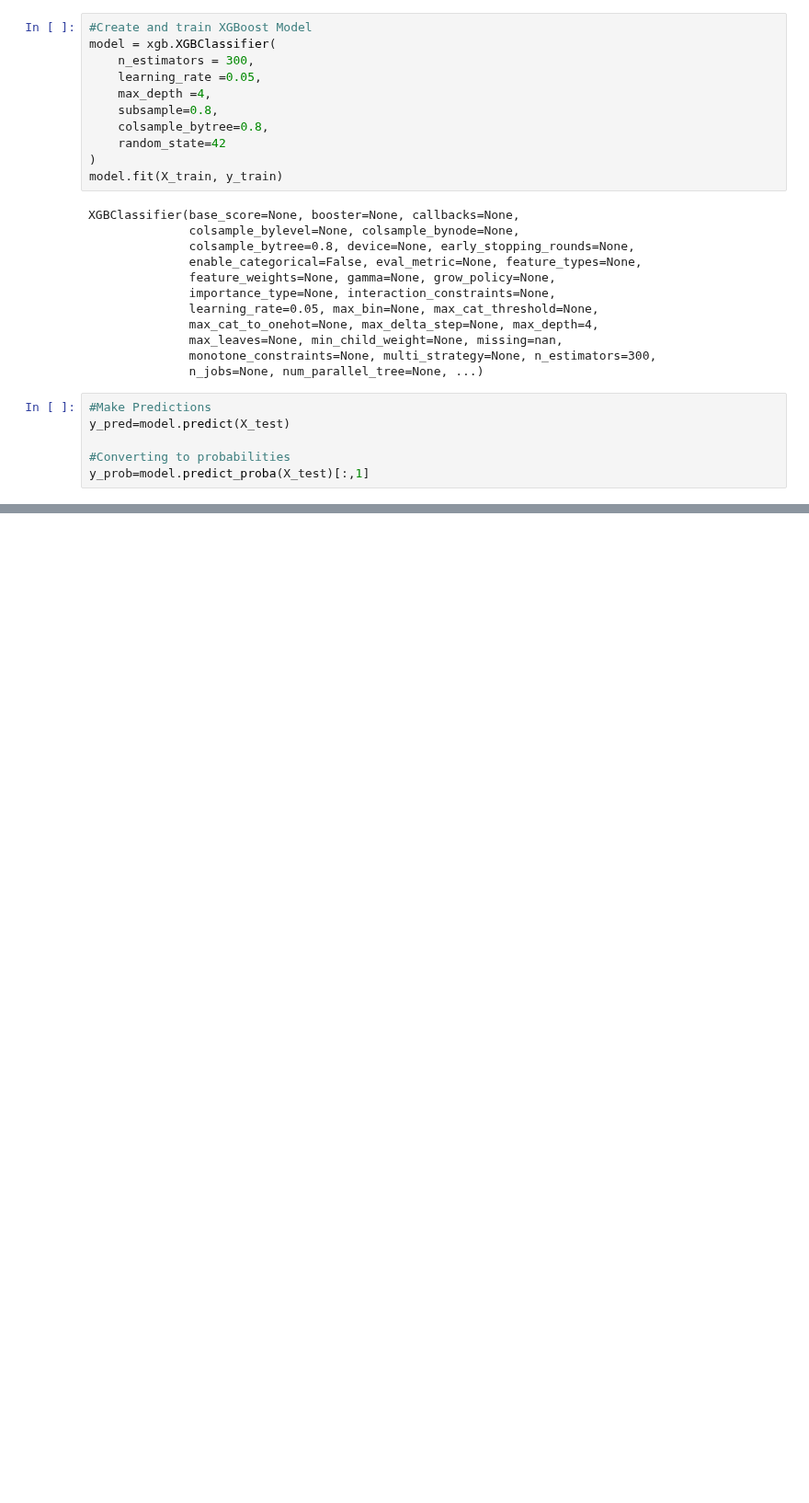
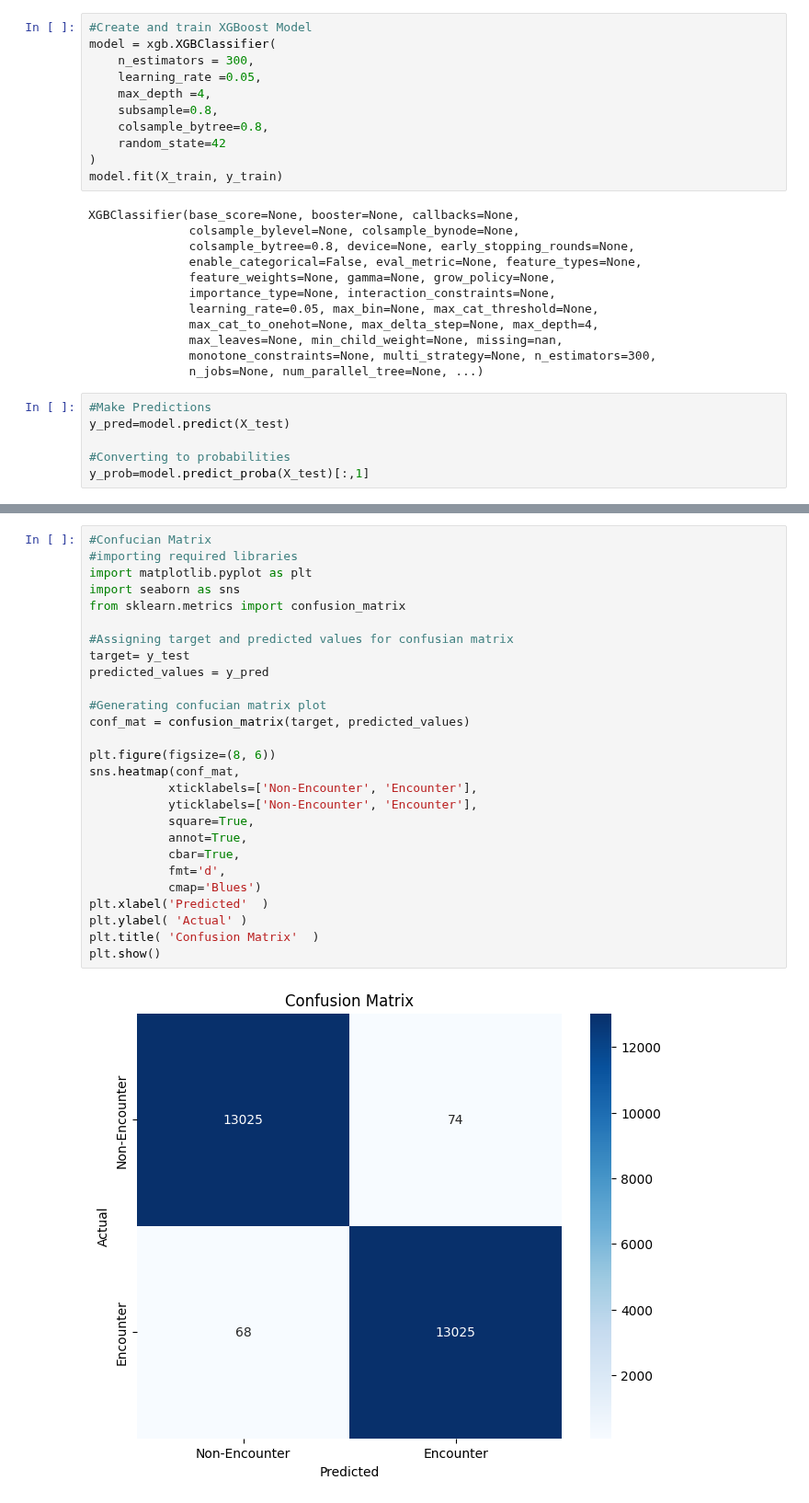
Before and after one commit to Nancy-On/ENGG680_2025_Fall, a Jupyter notebook: Human-Bear_ML_Project/Human_Bear_ML_Algorithm.ipynb, the cells around one changed output, grey strips where cells are left out. Shown at 92% size. Cells and saved outputs as stored; diff of their text form; blank space fills up the shorter version.

Commit message:
Adding evaluation metrics and editing maps to enhance clarity

```diff
--- a/Human-Bear_ML_Project/Human_Bear_ML_Algorithm.ipynb
+++ b/Human-Bear_ML_Project/Human_Bear_ML_Algorithm.ipynb
@@ -146,0 +161,29 @@ Accuracy: 0.9944
+# %%
+#Confucian Matrix
+#importing required libraries
+import matplotlib.pyplot as plt
+import seaborn as sns
+from sklearn.metrics import confusion_matrix
+
+#Assigning target and predicted values for confusian matrix
+target= y_test
+predicted_values = y_pred
+
+#Generating confucian matrix plot
+conf_mat = confusion_matrix(target, predicted_values)
+
+plt.figure(figsize=(8, 6))
+sns.heatmap(conf_mat,
+           xticklabels=['Non-Encounter', 'Encounter'],
+           yticklabels=['Non-Encounter', 'Encounter'],
+           square=True,
+           annot=True,
+           cbar=True,
+           fmt='d',
+           cmap='Blues')
+plt.xlabel('Predicted'  )
+plt.ylabel( 'Actual' )
+plt.title( 'Confusion Matrix'  )
+plt.show()
+# %% [output]
+[figure, added]
```
Also changed, not shown: parts of 18 cells of this notebook.
